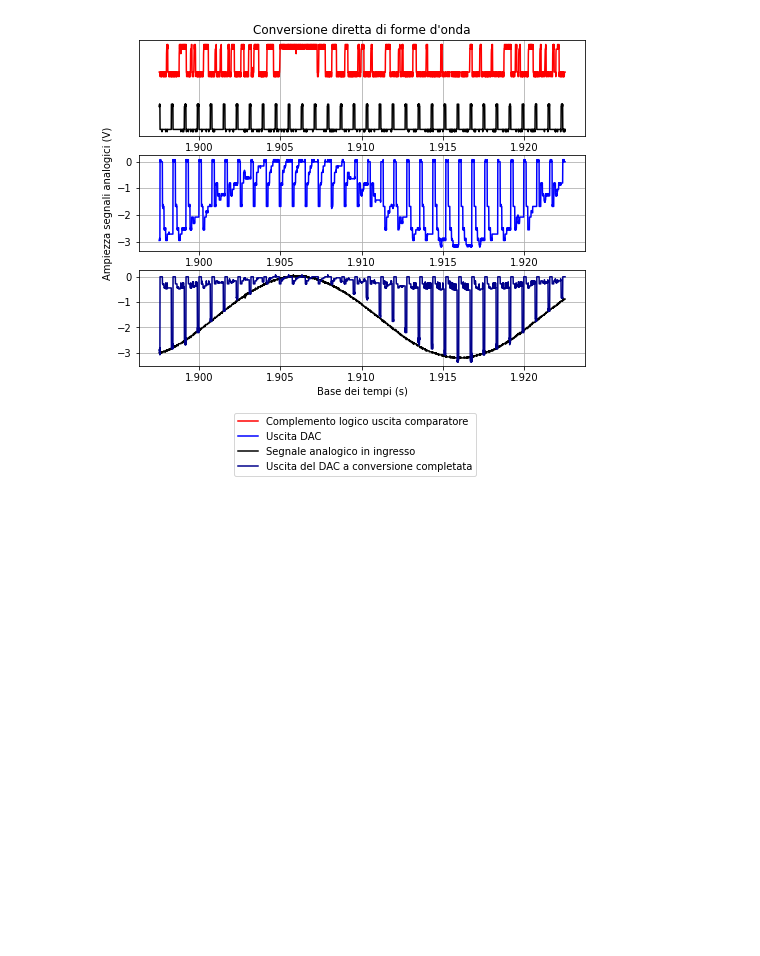
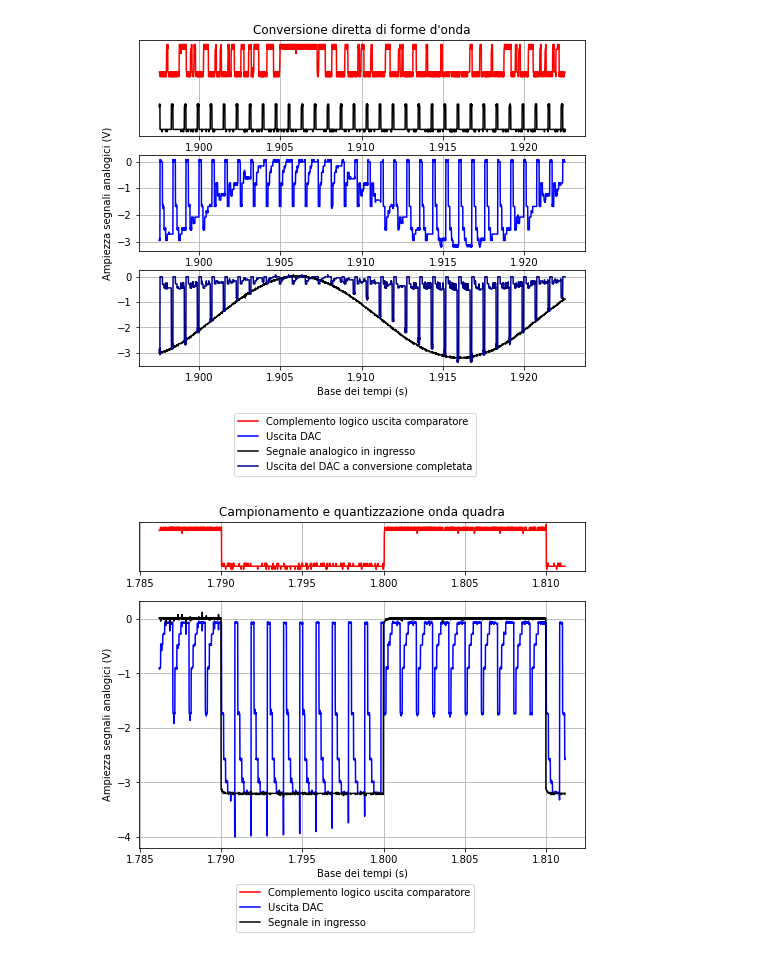
Before and after one commit to valeriopagliarino/Electronics-2021-UNITO-Public, a Jupyter notebook: analysis/SAR_ADC_waveforms.ipynb, the cells around one changed output. Cells and saved outputs as stored; diff of their text form; code cells hidden in the pictures; blank space fills up the shorter version.

Commit message:
waveforms with successive approx. and ADC calibration plot table

```diff
--- a/analysis/SAR_ADC_waveforms.ipynb
+++ b/analysis/SAR_ADC_waveforms.ipynb
@@ -146,3 +146,32 @@ fig.legend(loc = "lower center", bbox_to_anchor = (0.5, -0.14))
 #plt.savefig(f"{OUTPUTDIR}/direct_aq_waveforms.pdf")
 # %% [output]
 [figure]
+# %%
+filePrefix = f"{DATADIR}/28-10-21/ALL0028/F00"
+ch1_f = openTek(filePrefix + "28CH1.CSV")['Data'].to_numpy().transpose()
+ch2_f = openTek(filePrefix + "28CH2.CSV")['Data'].to_numpy().transpose()
+ch3_f = openTek(filePrefix + "28CH3.CSV")['Data'].to_numpy().transpose()
+
+ch1_t = ch1_f[0]
+ch1_s = ch1_f[1]
+ch2_t = ch2_f[0]
+ch2_s = ch2_f[1]
+ch3_t = ch3_f[0]
+ch3_s = ch3_f[1]
+
+gs_kw = dict(height_ratios=[1,5])
+fig, ax = plt.subplots(nrows = 2, ncols = 1, figsize = (8, 6), gridspec_kw=gs_kw)
+ax[0].axes.yaxis.set_visible(False)
+ax[0].set(title = "Campionamento e quantizzazione onda quadra")
+ax[1].plot(ch1_t, ch1_s, color = "blue", label = "Uscita DAC") #Campionamento all bits
+ax[1].plot(ch2_t, ch2_s, color = "black", label="Segnale in ingresso")
+ax[0].plot(ch3_t, ch3_s / 5 + 2, color = "red", label = "Complemento logico uscita comparatore")
+ax[0].grid()
+ax[1].grid()
+ax[-1].set(xlabel = "Base dei tempi (s)")
+ax[1].set(ylabel = "Ampiezza segnali analogici (V)")
+fig.legend(loc = "lower center", bbox_to_anchor = (0.5, -0.08))
+
+#plt.savefig(f"{OUTPUTDIR}/square_wave_aq.pdf")
+# %% [output]
+[figure, added]
```
Also changed, not shown: parts of 6 cells of this notebook, 5 other files.
